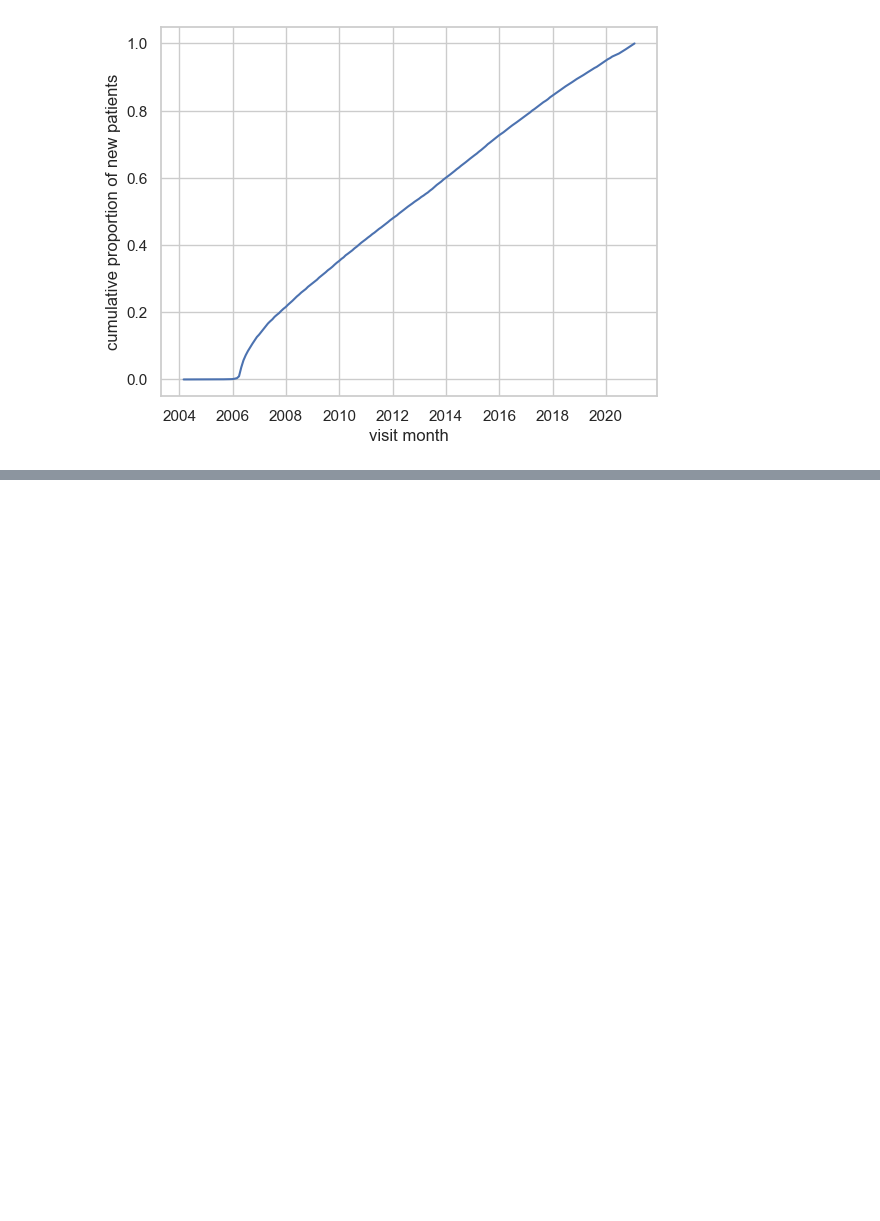
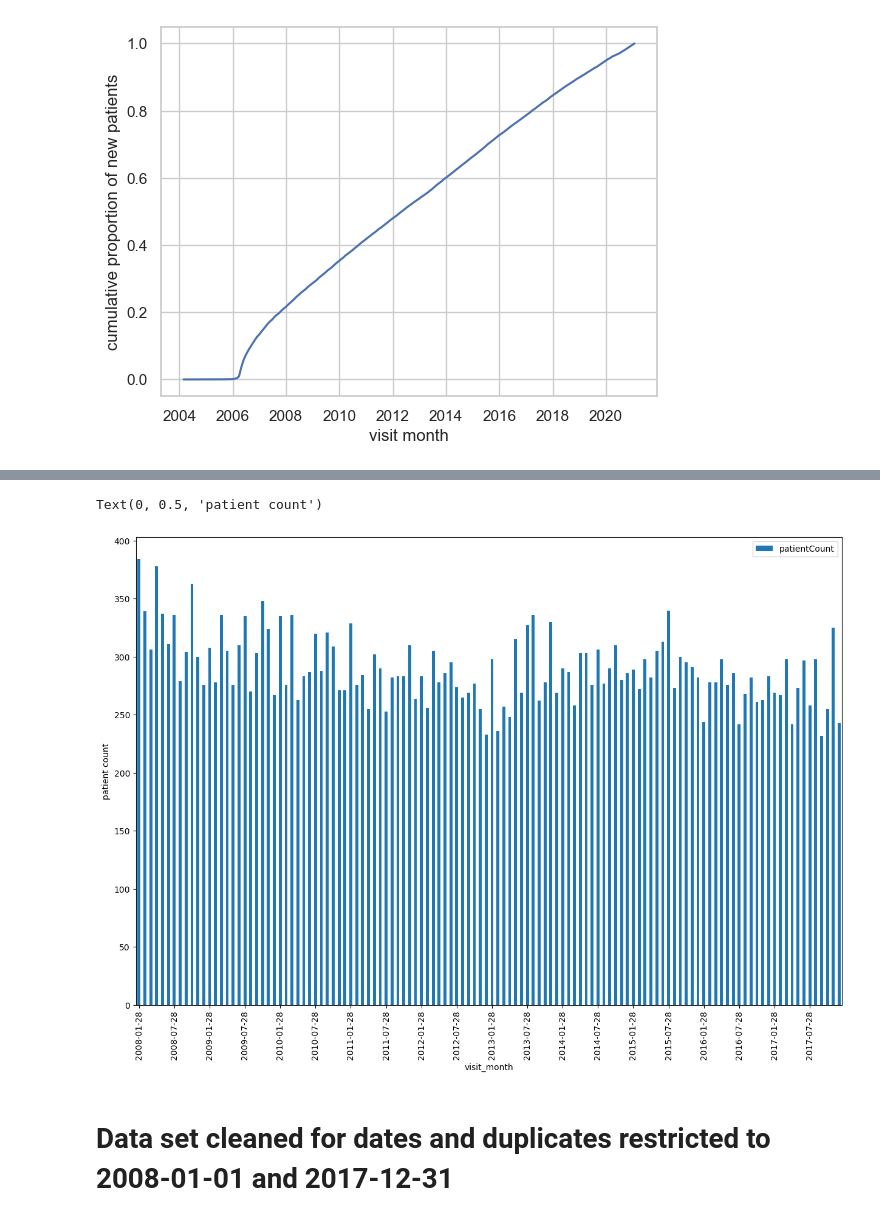
Before and after one commit to ml4oncology/make-notes-dataset, a Jupyter notebook: notebooks/1.validation-PlotNote_PatientCount.ipynb, the cells around one changed output, grey strips where cells are left out. Cells and saved outputs as stored; diff of their text form; code cells hidden in the pictures; blank space fills up the shorter version.

```diff
--- a/notebooks/1.validation-PlotNote_PatientCount.ipynb
+++ b/notebooks/1.validation-PlotNote_PatientCount.ipynb
@@ -170,0 +215,4 @@ Text(0.5, 0, 'visit month')
+# %%
+# investigate format of radiation therapy note
+filteredNotes.sort_values(by='processed_date', inplace=True)
+filteredNotes.loc[ filteredNotes['Observations.ProcName'] == 'Radiation Therapy Note' ].to_csv( '/Users/wayne/Desktop/Cluster/ClusterHome/Projects/2023/ClinicalNotes/Misc/radiation_therapy_note_format.csv' )
@@ -170,0 +221,10 @@ Text(0.5, 0, 'visit month')
+# %%
+filteredNotes['processed_date'] = pd.to_datetime( filteredNotes['processed_date'], utc=True )
+filteredNotes.sort_values( by='processed_date', inplace=True )
+df_first_visit = filteredNotes.groupby(['MRN']).first().reset_index()
+df_first_visit['year'] = df_first_visit['processed_date'].dt.year
+df_first_visit['month'] = df_first_visit['processed_date'].dt.month
+df_first_visit['visit_month'] = pd.to_datetime( dict(year = df_first_visit.year, month=df_first_visit.month, day = 28) )
+patientCount = df_first_visit.groupby(['visit_month']).size().reset_index(name='patientCount')
+patientCount['visit_month'] = patientCount['visit_month'].dt.date
+patientCount
@@ -170,0 +245,9 @@ Text(0.5, 0, 'visit month')
+# %%
+ax = patientCount.plot(kind = 'bar', x = 'visit_month', y='patientCount', figsize=(15,10))
+ax.set_xticks(ax.get_xticks()[::6]);
+ax.set_ylabel('patient count')
+# %% [output]
+Text(0, 0.5, 'patient count')
+[figure, added]
+# %% [markdown]
+# Data set cleaned for dates and duplicates restricted to 2008-01-01 and 2017-12-31
```
Also changed, not shown: parts of 16 cells of this notebook.
